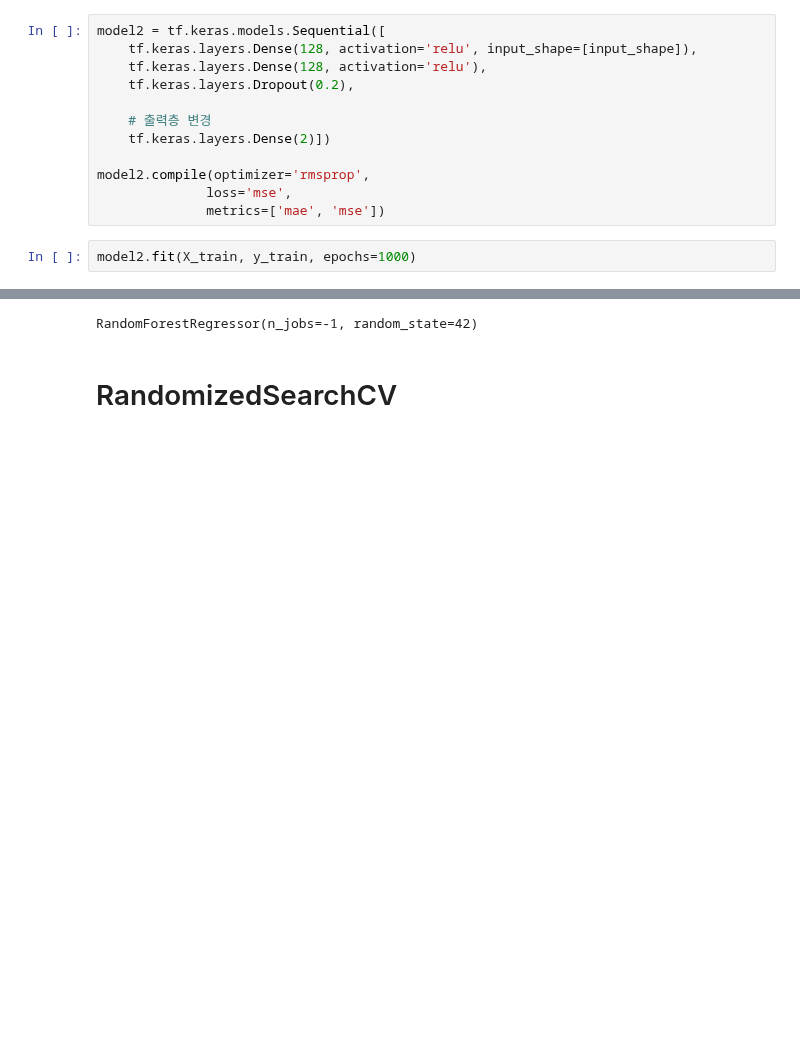
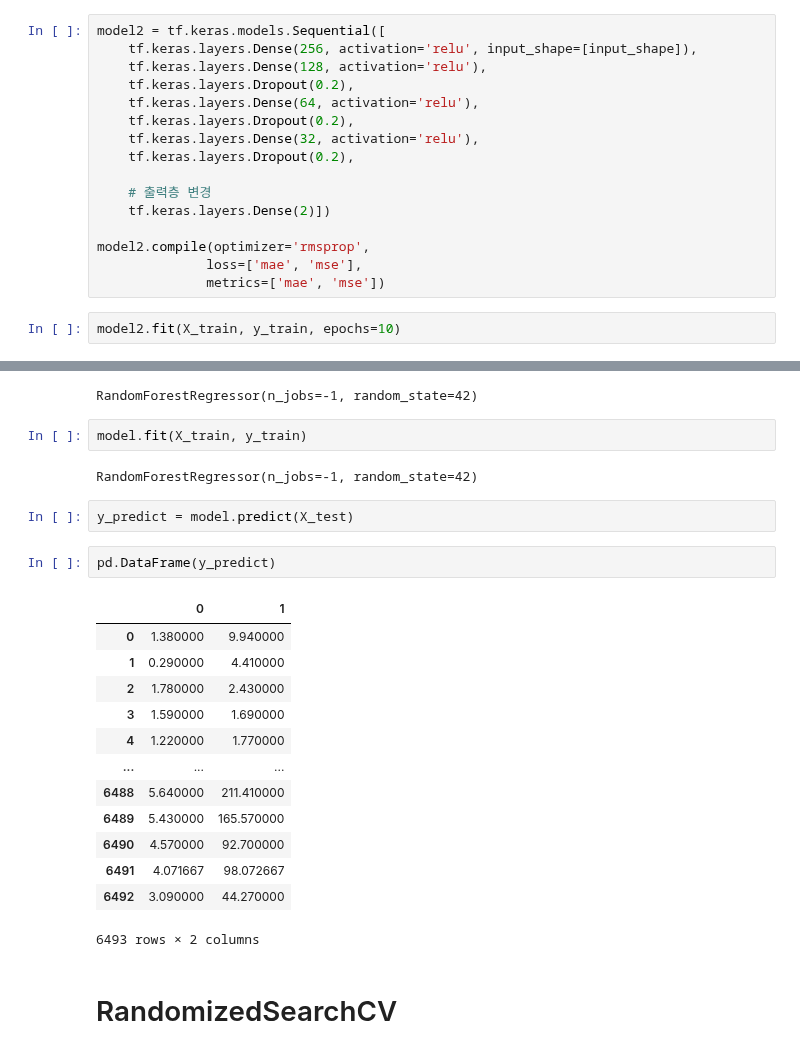
Before and after one commit to wumusill/AI_School, a Jupyter notebook: DL/bike_log_DL.ipynb, the cells around one changed output, grey strips where cells are left out. Drawn from its saved outputs; the diff is of its cells as text; blank space fills up the shorter version.

```diff
--- a/DL/bike_log_DL.ipynb
+++ b/DL/bike_log_DL.ipynb
@@ -431,15 +446,19 @@ X_train.shape, X_test.shape, y_train.shape
 # %%
 model2 = tf.keras.models.Sequential([
-    tf.keras.layers.Dense(128, activation='relu', input_shape=[input_shape]),
+    tf.keras.layers.Dense(256, activation='relu', input_shape=[input_shape]),
     tf.keras.layers.Dense(128, activation='relu'),
+    tf.keras.layers.Dropout(0.2),
+    tf.keras.layers.Dense(64, activation='relu'),
+    tf.keras.layers.Dropout(0.2),
+    tf.keras.layers.Dense(32, activation='relu'),
     tf.keras.layers.Dropout(0.2),
 
     # 출력층 변경
     tf.keras.layers.Dense(2)])
 
 model2.compile(optimizer='rmsprop',
-              loss='mse',
+              loss=['mae', 'mse'],
               metrics=['mae', 'mse'])
 # %%
-model2.fit(X_train, y_train, epochs=1000)
+model2.fit(X_train, y_train, epochs=10)
 # %% [output]
@@ -492,6 +516,28 @@ model = RandomForestRegressor(random_state=42, n_jobs=-1)
 model
 # %% [output]
 RandomForestRegressor(n_jobs=-1, random_state=42)
+# %%
+model.fit(X_train, y_train)
+# %% [output]
+RandomForestRegressor(n_jobs=-1, random_state=42)
+# %%
+y_predict = model.predict(X_test)
+# %%
+pd.DataFrame(y_predict)
+# %% [output]
+|  | 0 | 1 |
+| 0 | 1.380000 | 9.940000 |
+| 1 | 0.290000 | 4.410000 |
+| 2 | 1.780000 | 2.430000 |
+| 3 | 1.590000 | 1.690000 |
+| 4 | 1.220000 | 1.770000 |
+| ... | ... | ... |
+| 6488 | 5.640000 | 211.410000 |
+| 6489 | 5.430000 | 165.570000 |
+| 6490 | 4.570000 | 92.700000 |
+| 6491 | 4.071667 | 98.072667 |
+| 6492 | 3.090000 | 44.270000 |
+6493 rows × 2 columns
 # %% [markdown]
 # RandomizedSearchCV
 # %%
```
Also changed, not shown: parts of 20 cells of this notebook, 7 other files.
